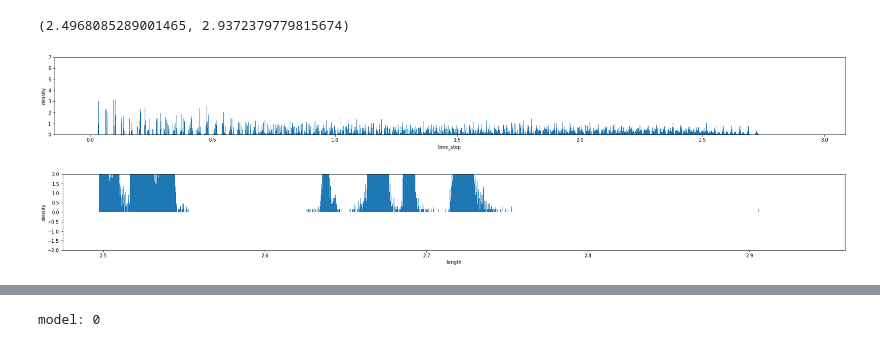
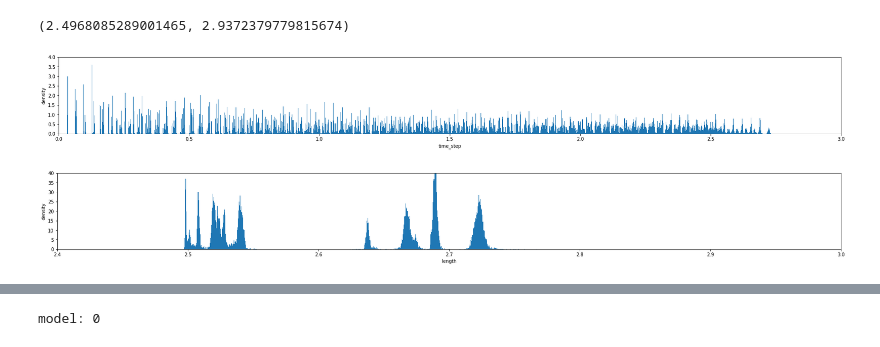
Before and after one commit to codefluence/ventilator-pressure-prediction, a Jupyter notebook: EDA.ipynb, the cells around one changed output, grey strips where cells are left out. Cells and saved outputs as stored; diff of their text form; code cells hidden in the pictures.

```diff
--- a/EDA.ipynb
+++ b/EDA.ipynb
@@ -49,22 +50,23 @@ lengths.min(), lengths.max()
 # %% [output]
 (2.4968085289001465, 2.9372379779815674)
 # %%
-def plot_hist(x, ylim, title, bins=5000):
+def plot_hist(x, ylim, xlim, title, bins=5000):
 
     fig, ax = plt.subplots(1,1,figsize=(30,3))
 
     plt.hist(x, density=True, bins=bins)
     plt.ylabel('density')
     plt.xlabel(title)
+    plt.xlim(xlim)
     plt.ylim(ylim)
 # %%
-plot_hist(train_data.time_step, (0,7), 'time_step')
+plot_hist(train_data.time_step, (0,4), (0,3), 'time_step')
 # %% [output]
-[figure, old version]
+[figure, new version]
 # %%
-plot_hist(train_data.groupby("breath_id")["time_step"].max().values, (-2,2), 'length')
+plot_hist(train_data.groupby("breath_id")["time_step"].max().values, (0,40), (2.4,3), 'length')
 # %% [output]
-[figure, old version]
+[figure, new version]
 # %%
 from data import VantilatorDataModule
 from training import eval_models
```
Also changed, not shown: parts of 13 cells of this notebook, 5 other files.
